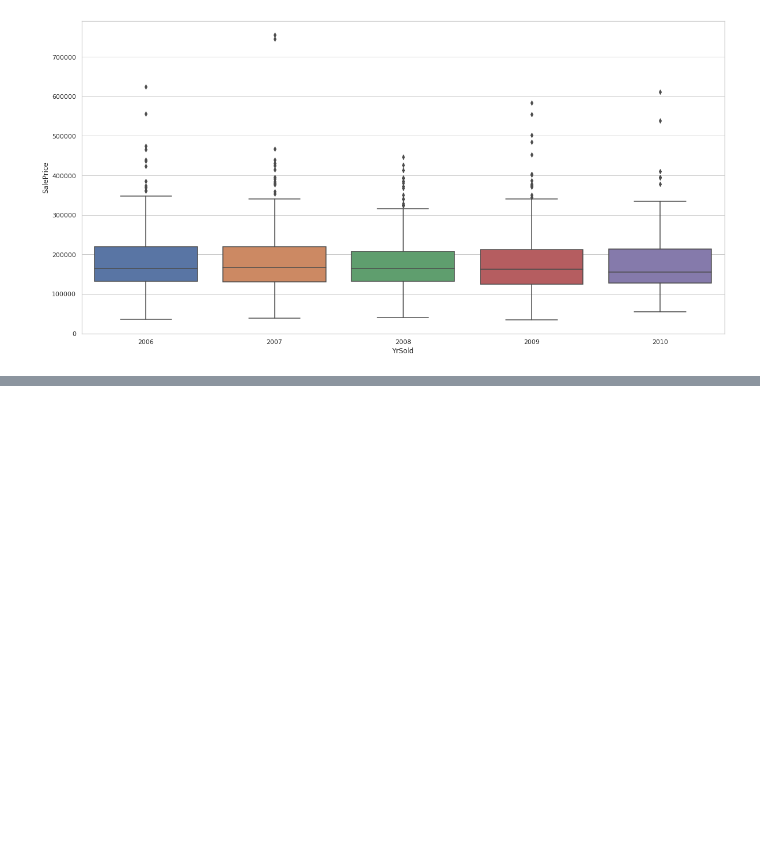
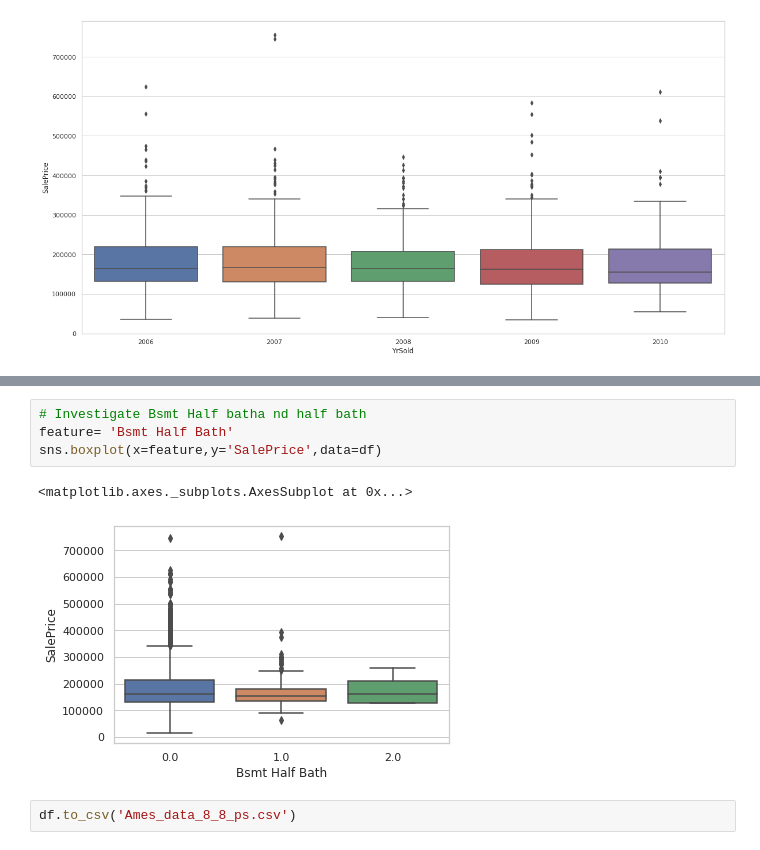
Before and after one commit to prateeksab/housingprices, a Jupyter notebook: Master_book.ipynb, the cells around one changed output, grey strips where cells are left out. Drawn from its saved outputs; the diff is of its cells as text; blank space fills up the shorter version.

```diff
--- a/Master_book.ipynb
+++ b/Master_book.ipynb
@@ -532,0 +680,9 @@ sns.boxplot(x='YrSold',y='SalePrice',data=df)
+# %%
+# Investigate Bsmt Half batha nd half bath
+feature= 'Bsmt Half Bath'
+sns.boxplot(x=feature,y='SalePrice',data=df)
+# %% [output]
+<matplotlib.axes._subplots.AxesSubplot at 0x...>
+[figure, added]
+# %%
+df.to_csv('Ames_data_8_8_ps.csv')
```
Also changed, not shown: parts of 22 cells of this notebook.
